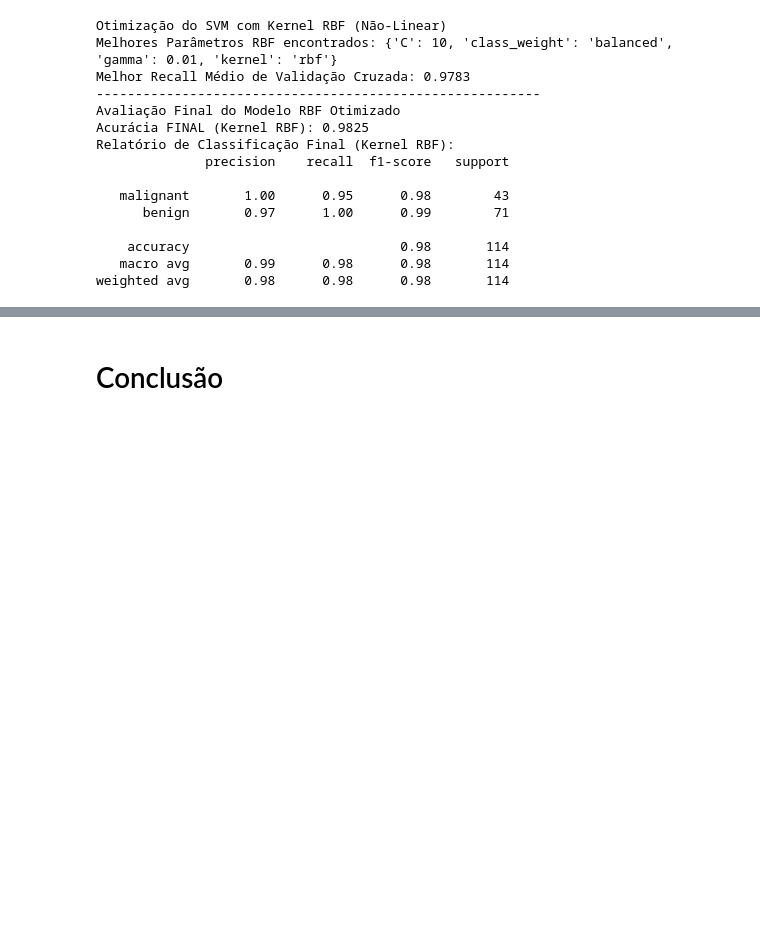
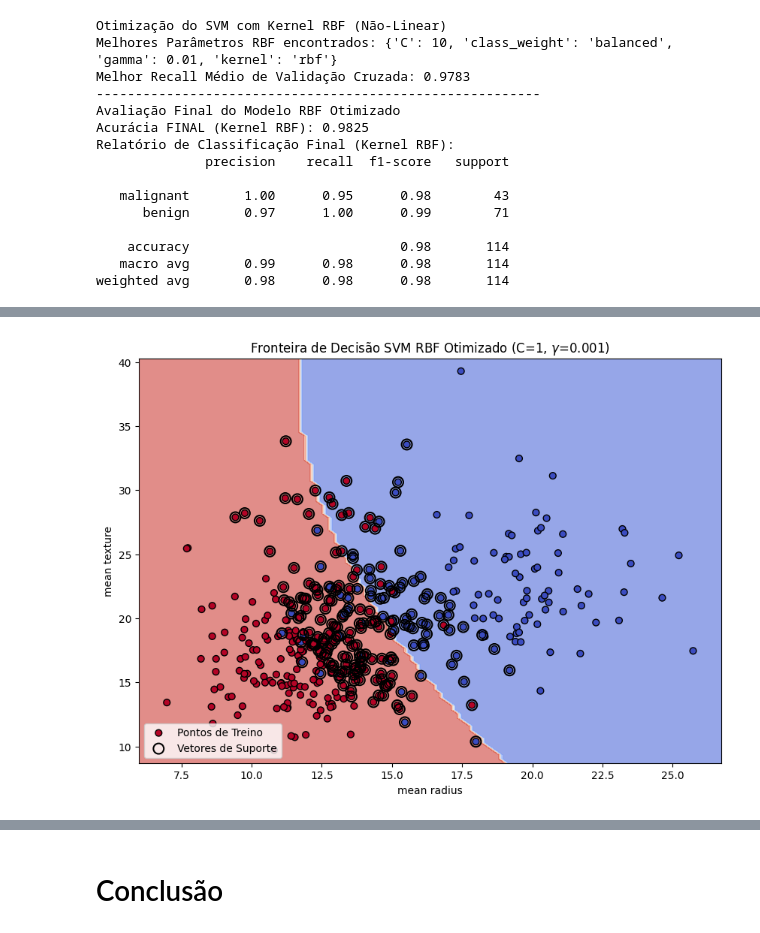
Before and after one commit to NathaliaSorg/Projeto-TripleTen, a Jupyter notebook: CA de Mama/Vetores.ipynb, the cells around one changed output, grey strips where cells are left out. Cells and saved outputs as stored; diff of their text form; code cells hidden in the pictures; blank space fills up the shorter version.

```diff
--- a/CA de Mama/Vetores.ipynb
+++ b/CA de Mama/Vetores.ipynb
@@ -611,3 +612,91 @@ Relatório de Classificação Final (Kernel RBF):
     accuracy                           0.98       114
    macro avg       0.99      0.98      0.98       114
 weighted avg       0.98      0.98      0.98       114
+# %%
+from sklearn.base import clone
+X = cancer.data
+y = cancer.target
+
+X_train, X_test, y_train, y_test = train_test_split(
+    X, y, test_size=0.3, random_state=42, stratify=y
+)
+
+print("Otimização do SVM com Kernel RBF (Não-Linear)")
+
+param_grid_rbf = {
+    'C': [0.1, 1, 10, 100],
+    'gamma': [0.001, 0.01, 0.1, 1],
+    'kernel': ['rbf'],
+    'class_weight': ['balanced']
+}
+
+grid_search_rbf = GridSearchCV(
+    SVC(random_state=42),
+    param_grid_rbf,
+    cv=5,
+    scoring='recall_macro',
+    verbose=0,
+    n_jobs=-1
+)
+
+grid_search_rbf.fit(X_train, y_train)
+
+print(f"Melhores Parâmetros RBF encontrados: {grid_search_rbf.best_params_}")
+print(f"Melhor Recall Médio de Validação Cruzada: {grid_search_rbf.best_score_:.4f}")
+print("---------------------------------------------------------")
+
+svm_rbf_best = grid_search_rbf.best_estimator_
+y_pred_rbf = svm_rbf_best.predict(X_test)
+
+final_accuracy_rbf = accuracy_score(y_test, y_pred_rbf)
+
+print("Avaliação Final do Modelo RBF Otimizado")
+print(f"Acurácia FINAL (Kernel RBF): {final_accuracy_rbf:.4f}")
+
+print("Relatório de Classificação Final (Kernel RBF):")
+print(classification_report(y_test, y_pred_rbf, target_names=cancer.target_names))
+print("---------------------------------------------------------")
+
+feature_index_1 = 0
+feature_index_2 = 1
+
+X_vis = X_train[:, [feature_index_1, feature_index_2]]
+y_vis = y_train
+
+svm_rbf_2d = clone(svm_rbf_best)
+svm_rbf_2d.fit(X_vis, y_vis)
+
+print(f"Modelo 2D treinado com os parâmetros: C={svm_rbf_2d.C}, gamma={svm_rbf_2d.gamma:.3f}")
+print("Gerando o gráfico de fronteira de decisão...")
+
+fig, ax = plt.subplots(figsize=(10, 7))
+
+DecisionBoundaryDisplay.from_estimator(
+    svm_rbf_2d,
+    X_vis,
+    response_method="predict",
+    plot_method="contourf",
+    cmap=plt.cm.coolwarm,
+    alpha=0.6,
+    ax=ax
+)
+
+scatter = ax.scatter(X_vis[:, 0], X_vis[:, 1], c=y_vis,
+                     cmap=plt.cm.coolwarm, edgecolors='k', s=40, label='Pontos de Treino')
+
+ax.scatter(svm_rbf_2d.support_vectors_[:, 0],
+           svm_rbf_2d.support_vectors_[:, 1],
+           s=100, facecolors='none', edgecolors='k', linewidth=1.5,
+           label='Vetores de Suporte', marker='o')
+
+
+ax.set_title(
+    f"Fronteira de Decisão SVM RBF Otimizado (C={svm_rbf_2d.C}, $\\gamma$={svm_rbf_2d.gamma:.3f})"
+)
+
+ax.set_xlabel(cancer.feature_names[feature_index_1])
+ax.set_ylabel(cancer.feature_names[feature_index_2])
+ax.legend(loc='lower left')
+
+plt.show()
+# %% [output]
@@ -613,0 +722 @@ weighted avg       0.98      0.98      0.98       114
+[figure, added]
```
Also changed, not shown: parts of 3 cells of this notebook.
